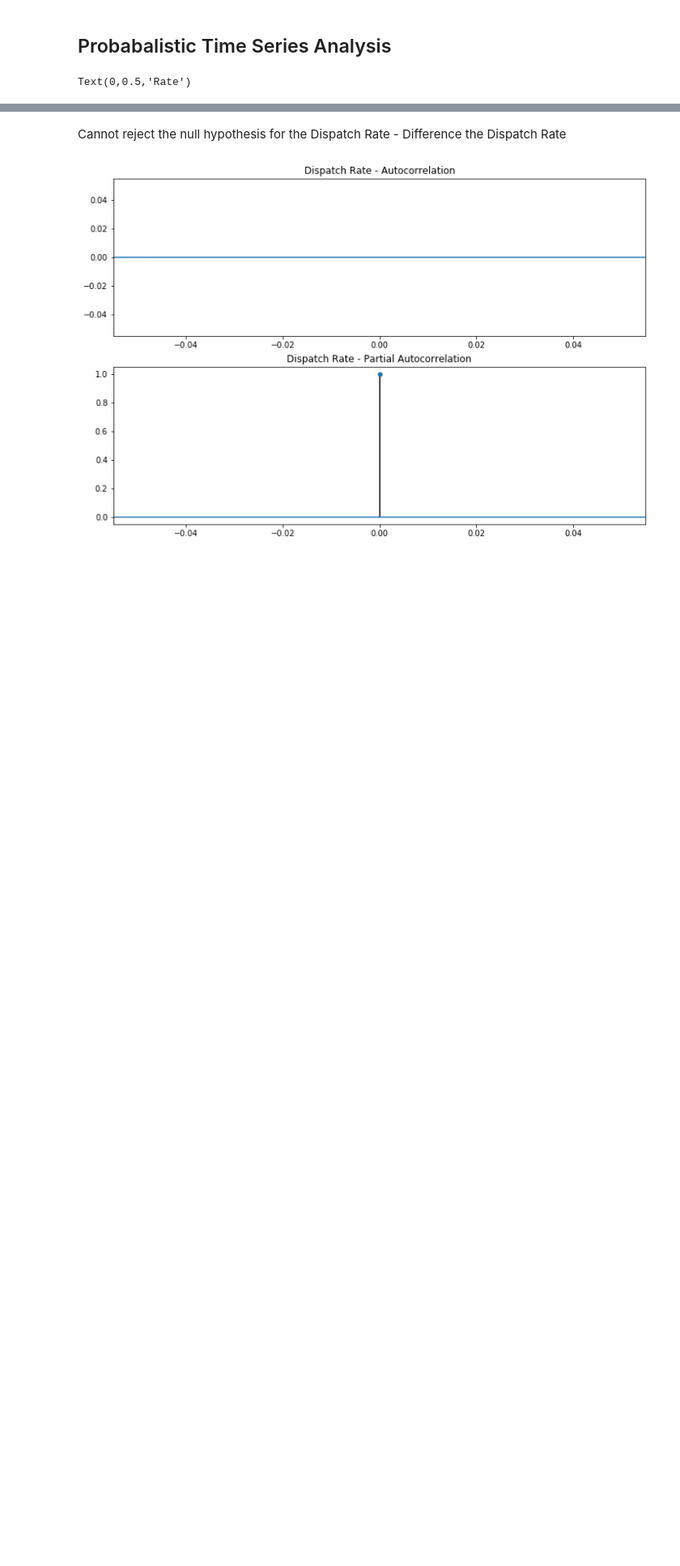
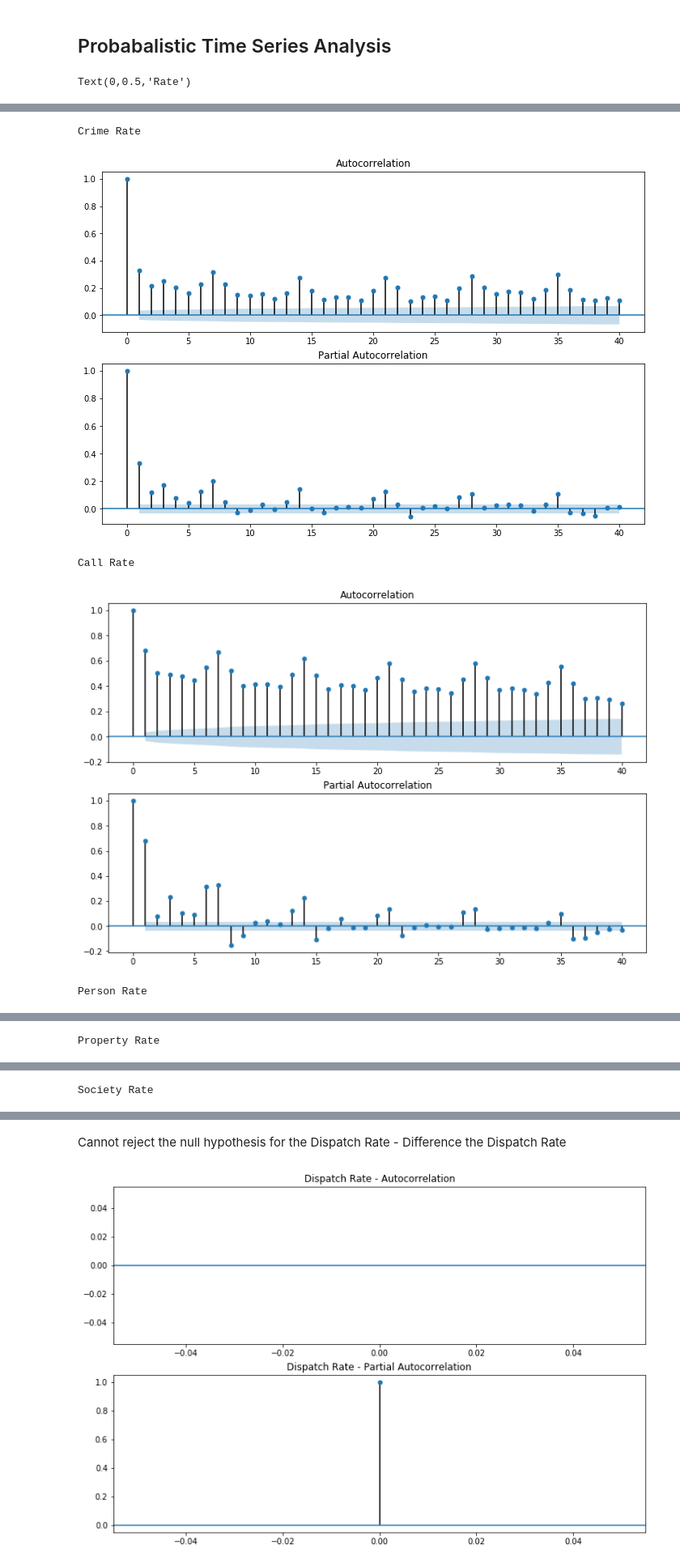
Before and after one commit to latherley/ARIMAX-NN, a Jupyter notebook: Time Series Analysis - Proactive Policing.ipynb, the cells around one changed output, grey strips where cells are left out. Shown at 81% size. Saved outputs shown, nothing was run; the diff lists cells and outputs as text; code cells hidden in the pictures; blank space fills up the shorter version.

Commit message:
Update with Functions
Stationarity and Auto / Partial Autocorrelation Plots

```diff
--- a/Time Series Analysis - Proactive Policing.ipynb
+++ b/Time Series Analysis - Proactive Policing.ipynb
@@ -166,0 +34,32 @@ Critical Values:
+# %%
+def auto_partial_autocorrelation(timeseries):
+
+    fig = plt.figure(figsize=(12,8))
+    ax1 = fig.add_subplot(211)
+    fig = sm.graphics.tsa.plot_acf(timeseries, lags = 40, ax=ax1)
+    ax2 = fig.add_subplot(212)
+    fig = sm.graphics.tsa.plot_pacf(timeseries, lags = 40, ax=ax2)
+    ax1.set_title('Autocorrelation') #need to figure out how to put parameter here (ex:'Crime Rate - Autocorrelation')
+    ax2.set_title('Partial Autocorrelation') #same here
+    plt.show()
+
+print('Crime Rate')
+auto_partial_autocorrelation(df['Crime Rate'])
+print('Call Rate')
+auto_partial_autocorrelation(df['Call Rate'])
+print('Person Rate')
+auto_partial_autocorrelation(df['Person Rate'])
+print('Property Rate')
+auto_partial_autocorrelation(df['Property Rate'])
+print('Society Rate')
+auto_partial_autocorrelation(df['Society Rate'])
+print('Onview Rate')
+auto_partial_autocorrelation(df['Onview Rate'])
+print('Dispatch Rate')
+auto_partial_autocorrelation(df['Dispatch Rate'])
+# %% [output]
+Crime Rate
+[figure, added]
+Call Rate
+[figure, added]
+Person Rate
@@ -166,0 +67 @@ Critical Values:
+Property Rate
@@ -166,0 +69 @@ Critical Values:
+Society Rate
```
Also changed, not shown: parts of 7 cells of this notebook, 4 other files.
